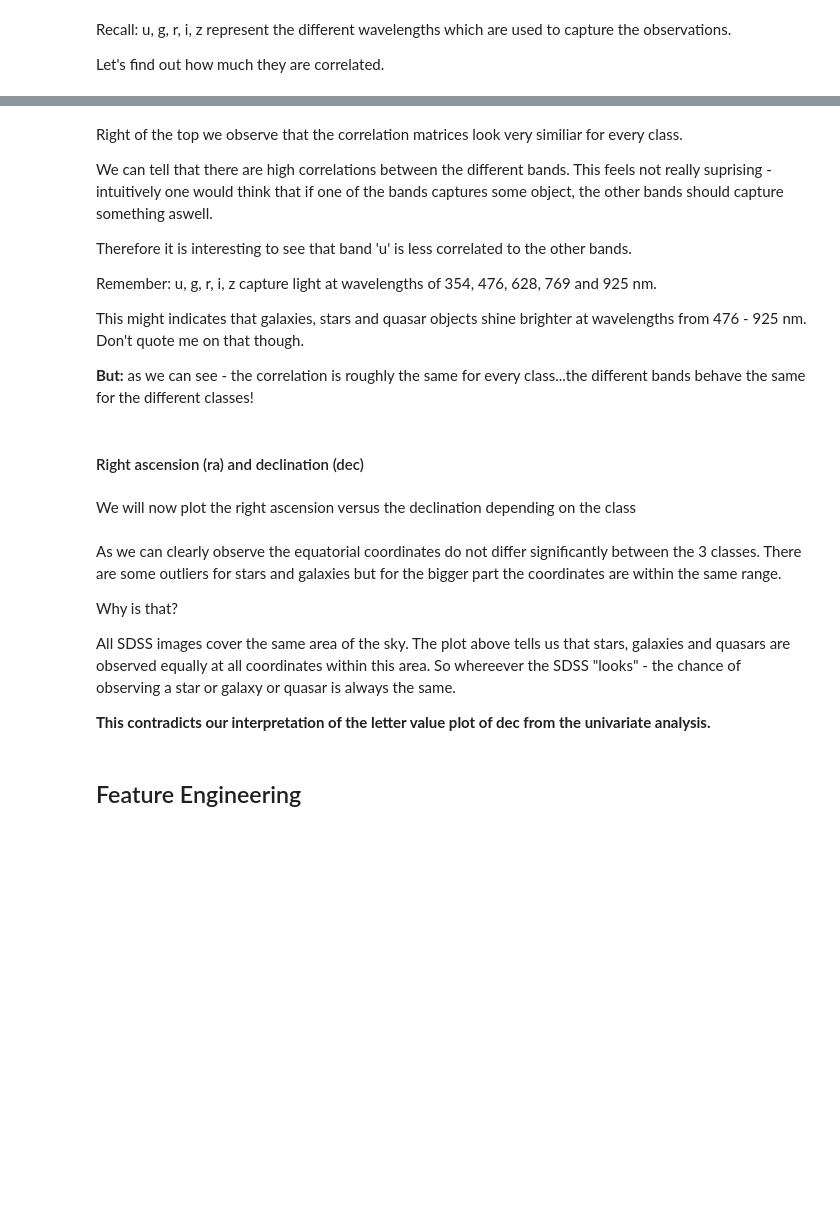
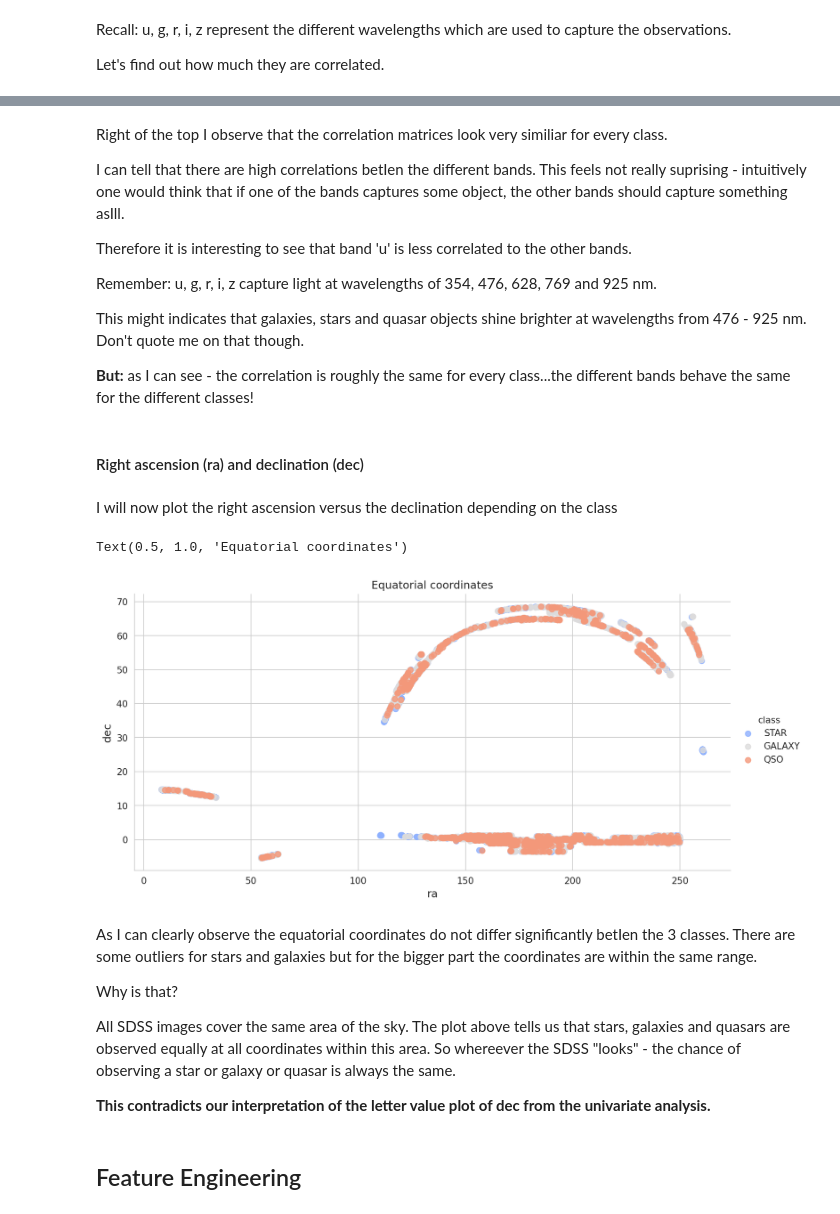
Before and after one commit to mukesh0531/ML, a Jupyter notebook: xgboost/data-analysis-and-classification-using-xgboost.ipynb, the cells around one changed output, grey strips where cells are left out. Drawn from its saved outputs; the diff is of its cells as text; code cells hidden in the pictures; blank space fills up the shorter version.

```diff
--- a/xgboost/data-analysis-and-classification-using-xgboost.ipynb
+++ b/xgboost/data-analysis-and-classification-using-xgboost.ipynb
@@ -238,7 +309,7 @@ ax = ax.set_title('QSO')
 # %% [markdown]
-Right of the top we observe that the correlation matrices look very similiar for every class.
+Right of the top I observe that the correlation matrices look very similiar for every class.
 
-We can tell that there are high correlations between the different bands. This feels not really suprising - intuitively one would think that if one of the bands captures some object, the other bands should capture something aswell.
+I can tell that there are high correlations betIen the different bands. This feels not really suprising - intuitively one would think that if one of the bands captures some object, the other bands should capture something asIll.
 
 Therefore it is interesting to see that band 'u' is less correlated to the other bands.
 
@@ -246,16 +317,19 @@ Remember: u, g, r, i, z capture light at wavelengths of 354, 476, 628, 769 and 9
 
 This might indicates that galaxies, stars and quasar objects shine brighter at wavelengths from 476 - 925 nm. Don't quote me on that though.
 
-**But:** as we can see - the correlation is roughly the same for every class...the different bands behave the same for the different classes!
+**But:** as I can see - the correlation is roughly the same for every class...the different bands behave the same for the different classes!
 # %% [markdown]
 #### Right ascension (ra) and declination (dec)
 # %% [markdown]
-We will now plot the right ascension versus the declination depending on the class
+I will now plot the right ascension versus the declination depending on the class
 # %%
-sns.lmplot(x='ra', y='dec', data=sdss_df, hue='class', fit_reg=False, palette='coolwarm', size=6, aspect=2)
+sns.lmplot(x='ra', y='dec', data=sdss_df, hue='class', fit_reg=False, palette='coolwarm',  aspect=2)
 plt.title('Equatorial coordinates')
+# %% [output]
+Text(0.5, 1.0, 'Equatorial coordinates')
+[figure, added]
 # %% [markdown]
-As we can clearly observe the equatorial coordinates do not differ significantly between the 3 classes. There are some outliers for stars and galaxies but for the bigger part the coordinates are within the same range.
+As I can clearly observe the equatorial coordinates do not differ significantly betIen the 3 classes. There are some outliers for stars and galaxies but for the bigger part the coordinates are within the same range.
 
 Why is that?
 
```
Also changed, not shown: parts of 59 cells of this notebook.
